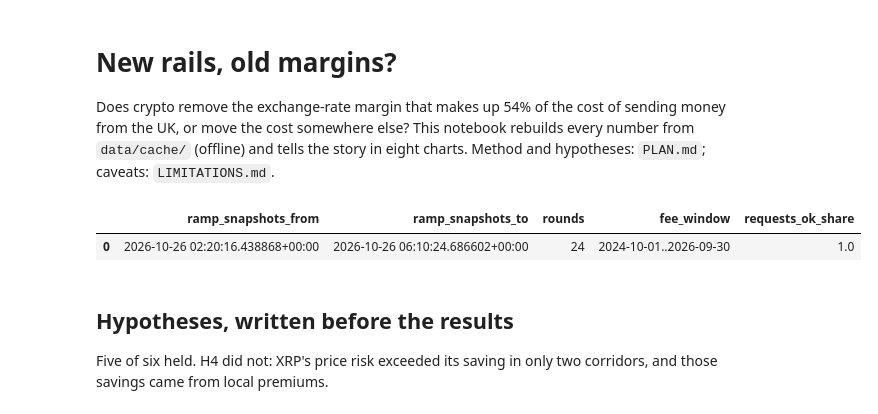
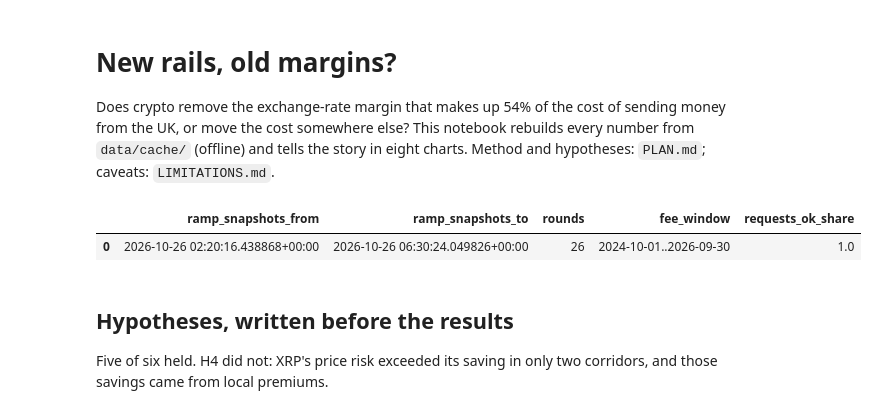
Before and after one commit to CodingWithIsh/Newrails, a Jupyter notebook: notebooks/analysis.ipynb, the cells around one changed output. Drawn from its saved outputs; the diff is of its cells as text; code cells hidden in the pictures.

```diff
--- a/notebooks/analysis.ipynb
+++ b/notebooks/analysis.ipynb
@@ -5,16 +5,16 @@ Does crypto remove the exchange-rate margin that makes up 54% of the cost of sen
 # %%
 import warnings
 warnings.filterwarnings('ignore')
 import pandas as pd
 from IPython.display import Image, display
 from plumbing import report, plots
 pd.set_option('display.max_colwidth', 120)
-res = report.build(n_draws=1000)
+res = report.build()  # same draws as `make results`, so outputs match
 figs = {p.stem: p for p in plots.make_all(res)}
 res['windows']
 # %% [output]
 |  | ramp_snapshots_from | ramp_snapshots_to | rounds | fee_window | requests_ok_share |
-| 0 | 2026-10-26 02:20:16.438868+00:00 | 2026-10-26 06:10:24.686602+00:00 | 24 | 2024-10-01..2026-09-30 | 1.0 |
+| 0 | 2026-10-26 02:20:16.438868+00:00 | 2026-10-26 06:30:24.049826+00:00 | 26 | 2024-10-01..2026-09-30 | 1.0 |
 # %% [markdown]
 ## Hypotheses, written before the results
 Five of six held. H4 did not: XRP's price risk exceeded its saving in only two corridors, and those savings came from local premiums.
```
Also changed, not shown: parts of 4 cells of this notebook, 16 other files.
